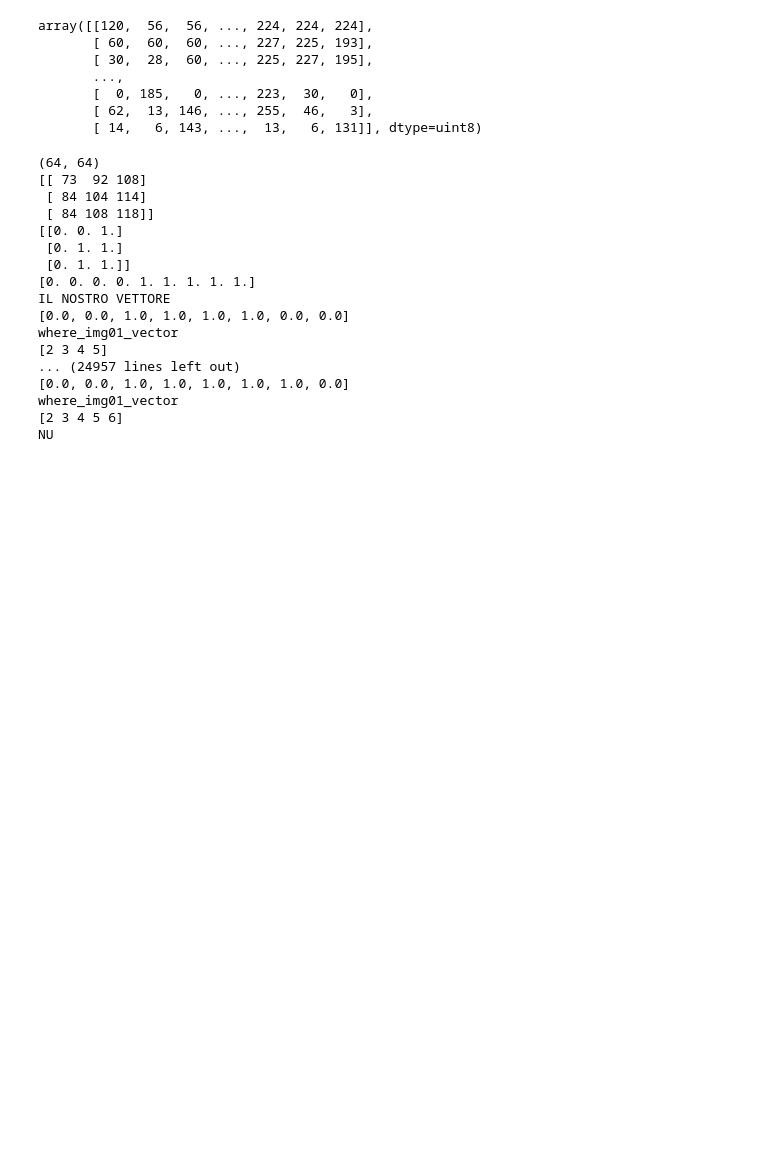
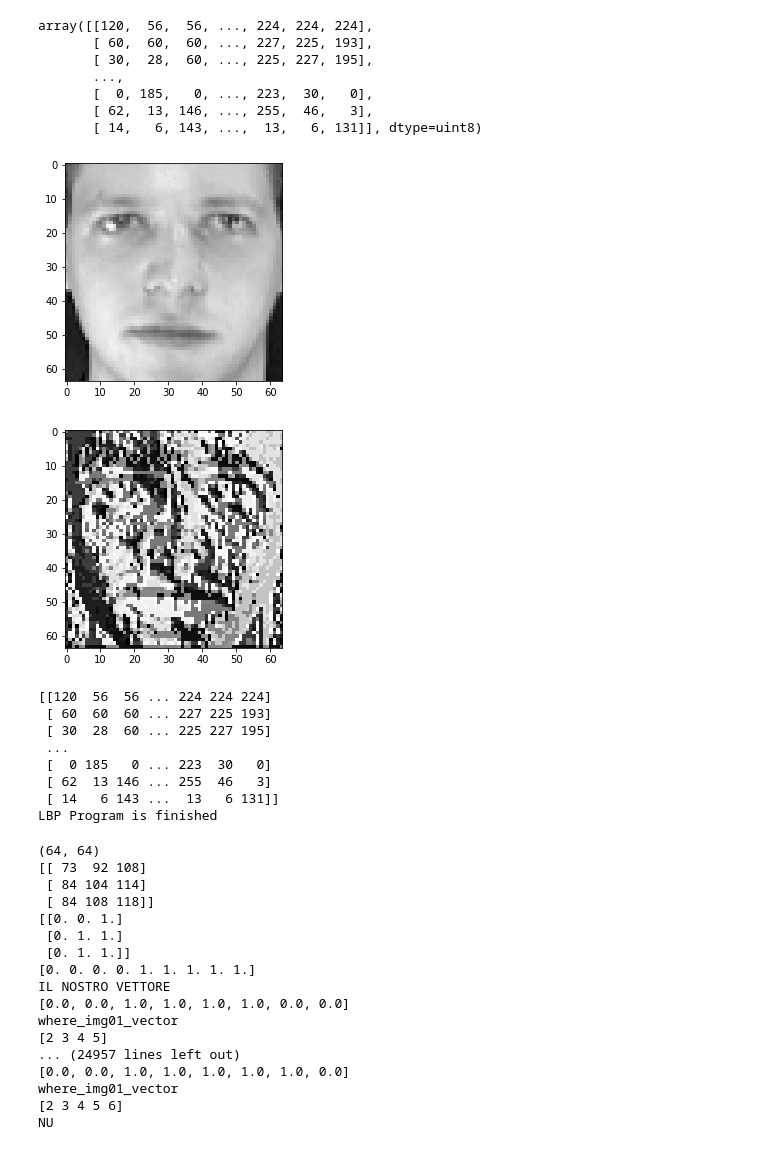
Before and after one commit to LivioScarpi/Progetto_DBM, a Jupyter notebook: task1_new.ipynb, the cells around one changed output. Cells and saved outputs as stored; diff of their text form; code cells hidden in the pictures; blank space fills up the shorter version.

```diff
--- a/task1_new.ipynb
+++ b/task1_new.ipynb
@@ -437,6 +437,48 @@ def getLBPimage(gray_image):
             print(num)
 
     return(imgLBP)
+# %%
+path = './olivetti_PNG_master/images/image-0.png'
+img_bgr = cv2.imread(path, 1)
+
+height, width, _ = img_bgr.shape
+
+# We need to convert RGB image
+# into gray one because gray
+# image has one channel only.
+img_gray = cv2.cvtColor(img_bgr,
+                        cv2.COLOR_BGR2GRAY)
+
+# Create a numpy array as
+# the same height and width
+# of RGB image
+img_lbp = np.zeros((height, width),
+                   np.uint8)
+
+for i in range(0, height):
+    for j in range(0, width):
+        img_lbp[i, j] = lbp_calculated_pixel(img_gray, i, j)
+
+plt.imshow(img_bgr)
+plt.show()
+
+plt.imshow(img_lbp, cmap ="gray")
+plt.show()
+
+print(img_lbp)
+
+print("LBP Program is finished")
+# %% [output]
+[figure, added]
+[figure, added]
+[[120  56  56 ... 224 224 224]
+ [ 60  60  60 ... 227 225 193]
+ [ 30  28  60 ... 225 227 195]
+ ...
+ [  0 185   0 ... 223  30   0]
+ [ 62  13 146 ... 255  46   3]
+ [ 14   6 143 ...  13   6 131]]
+LBP Program is finished
 # %%
 import cv2, os
 
```
Also changed, not shown: 1 other file.
